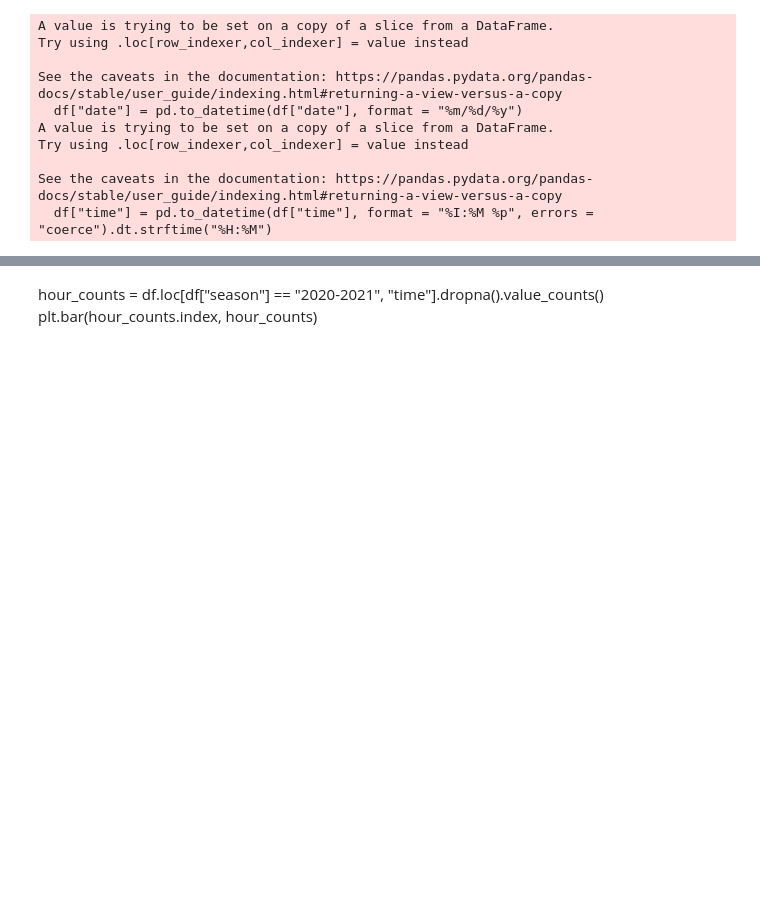
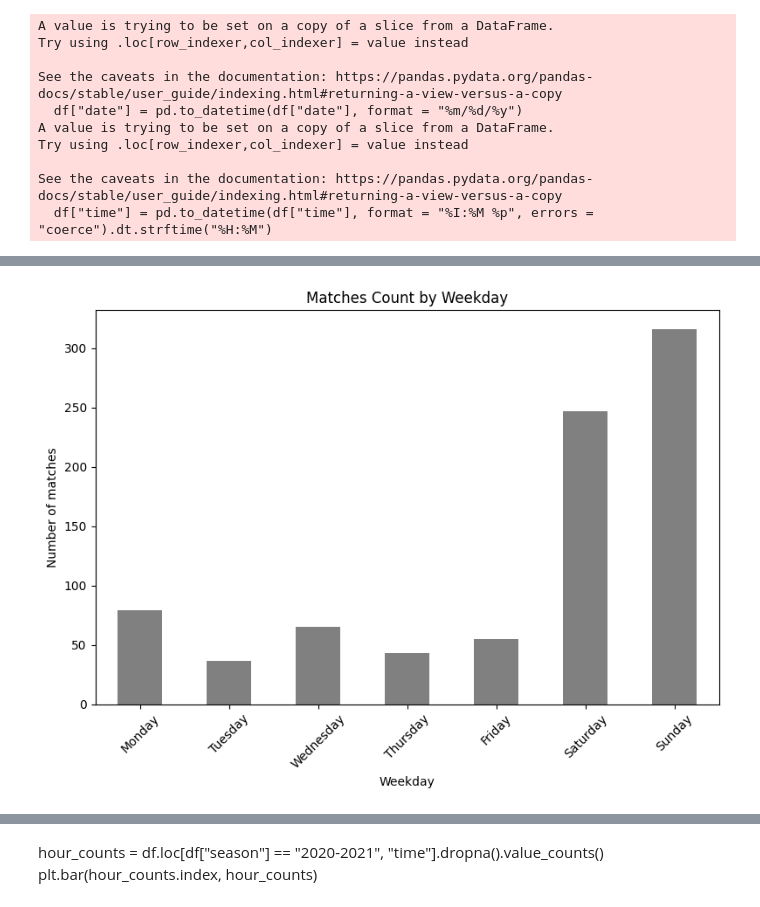
Before and after one commit to mariajinxue/la-quiniela, a Jupyter notebook: analysis/LaLigaDataAnalysis.ipynb, the cells around one changed output, grey strips where cells are left out. Saved outputs shown, nothing was run; the diff lists cells and outputs as text; code cells hidden in the pictures; blank space fills up the shorter version.

```diff
--- a/analysis/LaLigaDataAnalysis.ipynb
+++ b/analysis/LaLigaDataAnalysis.ipynb
@@ -273,0 +333,4 @@ plt.bar(weekday_counts.index, weekday_counts)
+# %%
+plot_weekday_bar("2020-2021")
+# %% [output]
+[figure, added]
```
Also changed, not shown: parts of 14 cells of this notebook.
